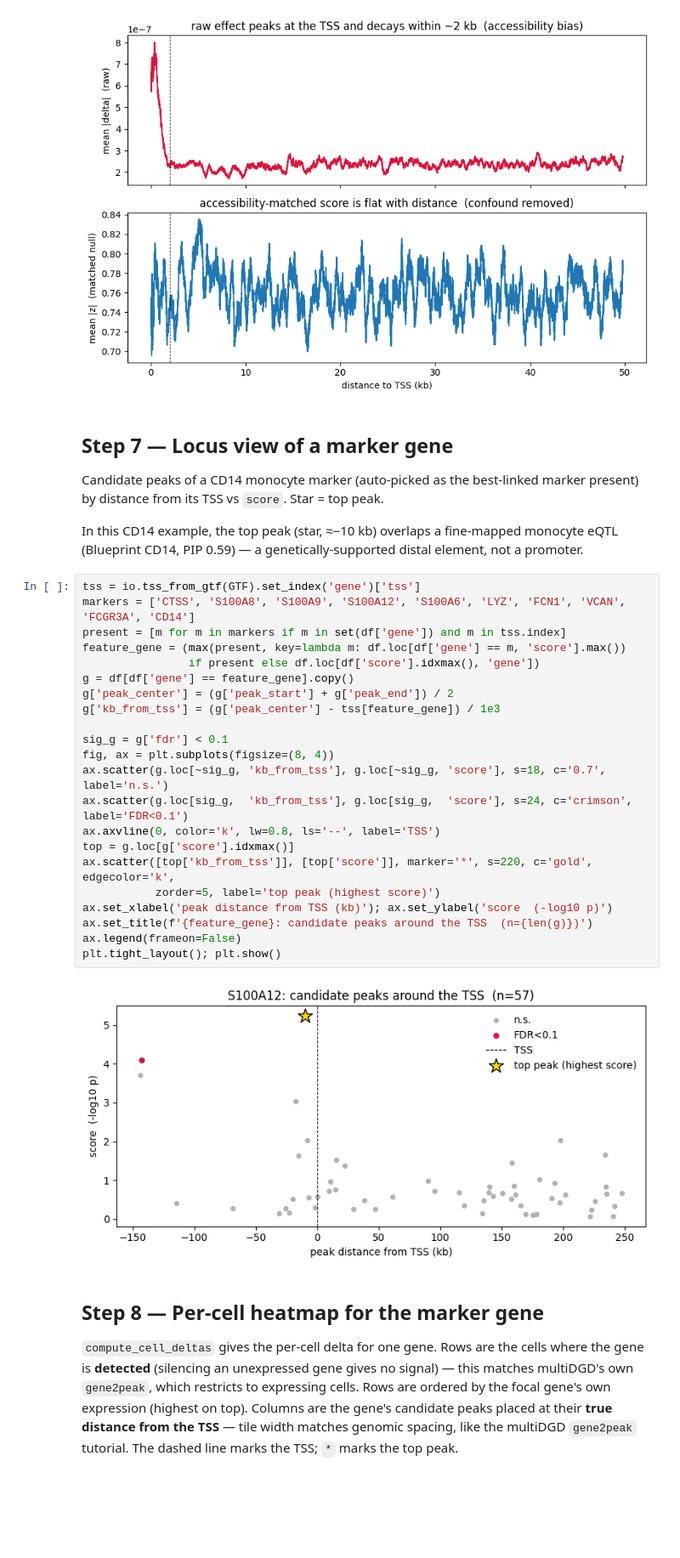
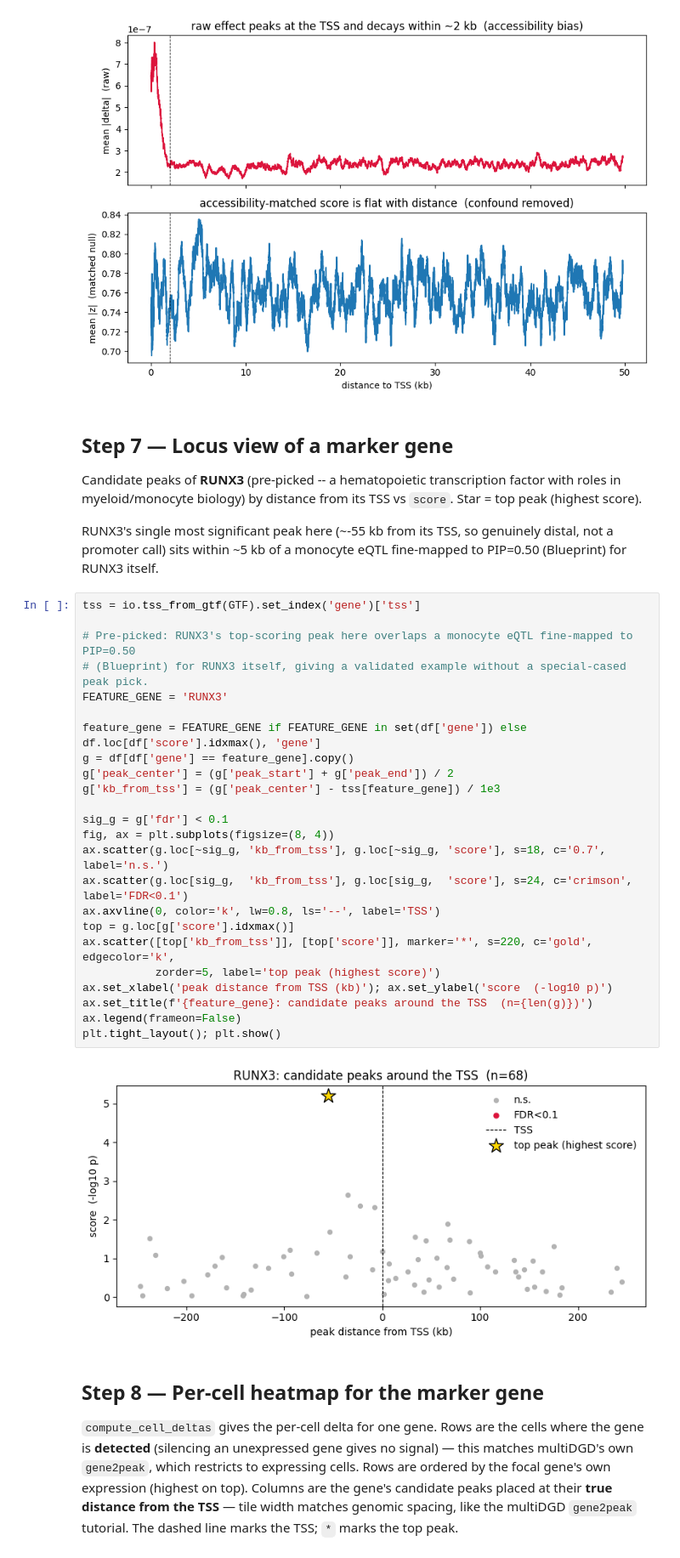
Before and after one commit to ducbch/multiDGD_E2G, a Jupyter notebook: workflow/visualize_run.ipynb, the cells around one changed output. Shown at 85% size. Saved outputs shown, nothing was run; the diff lists cells and outputs as text; blank space fills up the shorter version.

```diff
--- a/workflow/visualize_run.ipynb
+++ b/workflow/visualize_run.ipynb
@@ -180,33 +180,38 @@ plt.tight_layout(); plt.show()
 # %% [markdown]
 ## Step 7 — Locus view of a marker gene
 
-Candidate peaks of a CD14 monocyte marker (auto-picked as the best-linked marker present) by distance from its TSS vs `score`. Star = top peak.
+Candidate peaks of **RUNX3** (pre-picked -- a hematopoietic transcription factor with roles in
+myeloid/monocyte biology) by distance from its TSS vs `score`. Star = top peak (highest score).
 
-In this CD14 example, the top peak (star, ≈−10 kb) overlaps a fine-mapped monocyte eQTL (Blueprint CD14, PIP 0.59) — a genetically-supported distal element, not a promoter.
+RUNX3's single most significant peak here (~-55 kb from its TSS, so genuinely distal, not a
+promoter call) sits within ~5 kb of a monocyte eQTL fine-mapped to PIP=0.50 (Blueprint) for RUNX3
+itself.
 # %%
 tss = io.tss_from_gtf(GTF).set_index('gene')['tss']
-markers = ['CTSS', 'S100A8', 'S100A9', 'S100A12', 'S100A6', 'LYZ', 'FCN1', 'VCAN', 'FCGR3A', 'CD14']
-present = [m for m in markers if m in set(df['gene']) and m in tss.index]
-feature_gene = (max(present, key=lambda m: df.loc[df['gene'] == m, 'score'].max())
-                if present else df.loc[df['score'].idxmax(), 'gene'])
+
+# Pre-picked: RUNX3's top-scoring peak here overlaps a monocyte eQTL fine-mapped to PIP=0.50
+# (Blueprint) for RUNX3 itself, giving a validated example without a special-cased peak pick.
+FEATURE_GENE = 'RUNX3'
+
+feature_gene = FEATURE_GENE if FEATURE_GENE in set(df['gene']) else df.loc[df['score'].idxmax(), 'gene']
 g = df[df['gene'] == feature_gene].copy()
 g['peak_center'] = (g['peak_start'] + g['peak_end']) / 2
 g['kb_from_tss'] = (g['peak_center'] - tss[feature_gene]) / 1e3
 
 sig_g = g['fdr'] < 0.1
 fig, ax = plt.subplots(figsize=(8, 4))
 ax.scatter(g.loc[~sig_g, 'kb_from_tss'], g.loc[~sig_g, 'score'], s=18, c='0.7', label='n.s.')
 ax.scatter(g.loc[sig_g,  'kb_from_tss'], g.loc[sig_g,  'score'], s=24, c='crimson', label='FDR<0.1')
 ax.axvline(0, color='k', lw=0.8, ls='--', label='TSS')
 top = g.loc[g['score'].idxmax()]
 ax.scatter([top['kb_from_tss']], [top['score']], marker='*', s=220, c='gold', edgecolor='k',
            zorder=5, label='top peak (highest score)')
 ax.set_xlabel('peak distance from TSS (kb)'); ax.set_ylabel('score  (-log10 p)')
 ax.set_title(f'{feature_gene}: candidate peaks around the TSS  (n={len(g)})')
 ax.legend(frameon=False)
 plt.tight_layout(); plt.show()
 # %% [output]
-[figure, old version]
+[figure, new version]
 # %% [markdown]
 ## Step 8 — Per-cell heatmap for the marker gene
 
```
Also changed, not shown: parts of 4 cells of this notebook, 5 other files.
